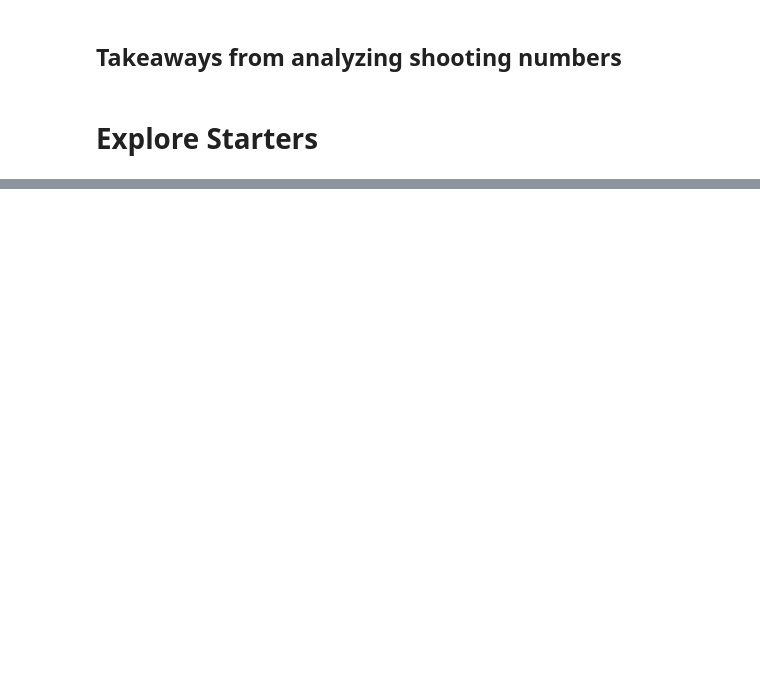
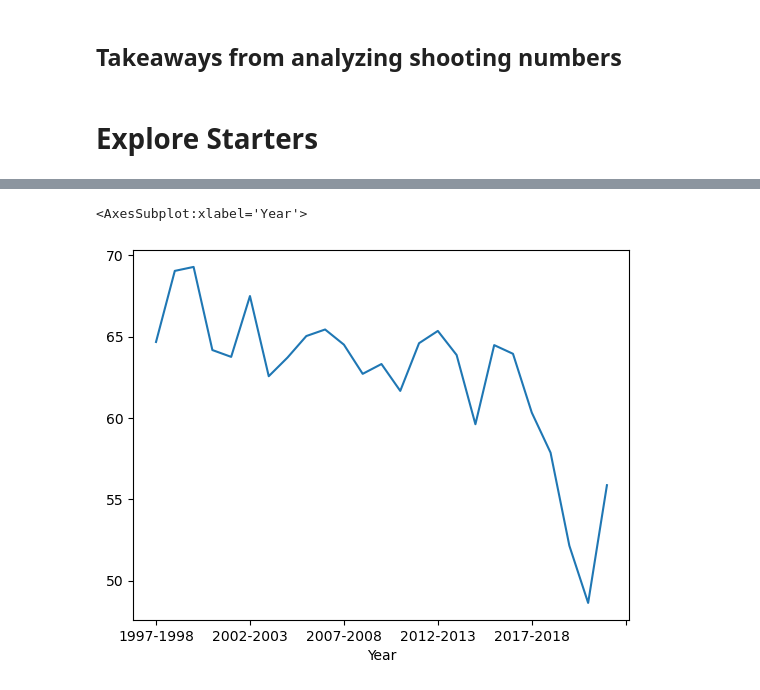
Before and after one commit to joshua-shorterivey/basic_basketball_analysis, a Jupyter notebook: explore.ipynb, the cells around one changed output, grey strips where cells are left out. Saved outputs shown, nothing was run; the diff lists cells and outputs as text; code cells hidden in the pictures; blank space fills up the shorter version.

```diff
--- a/explore.ipynb
+++ b/explore.ipynb
@@ -303,0 +325,5 @@ Name: GS, dtype: float64
+# %%
+starters.groupby(by='Year').mean()['G'].plot()
+# %% [output]
+<AxesSubplot:xlabel='Year'>
+[figure, added]
```
Also changed, not shown: parts of 18 cells of this notebook.
